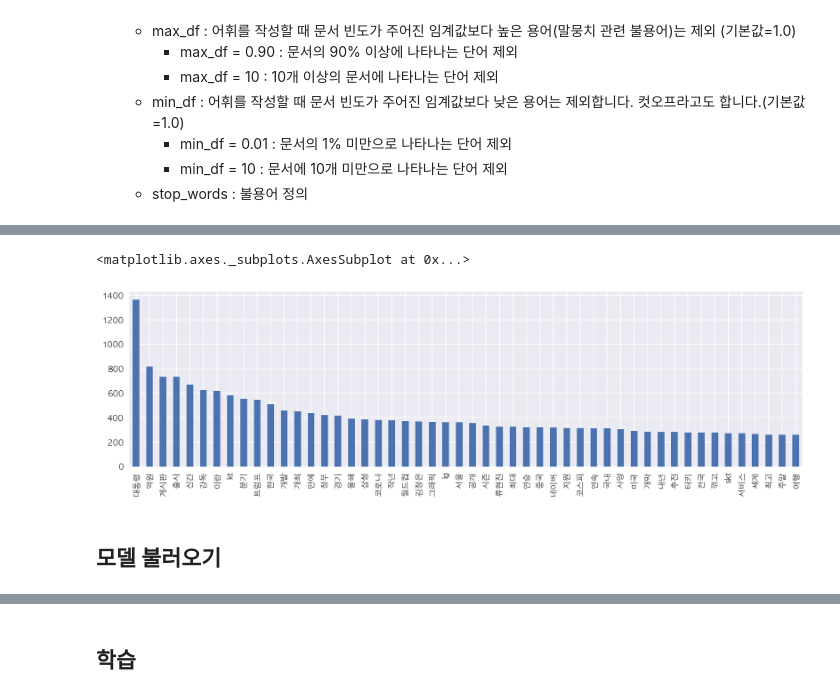
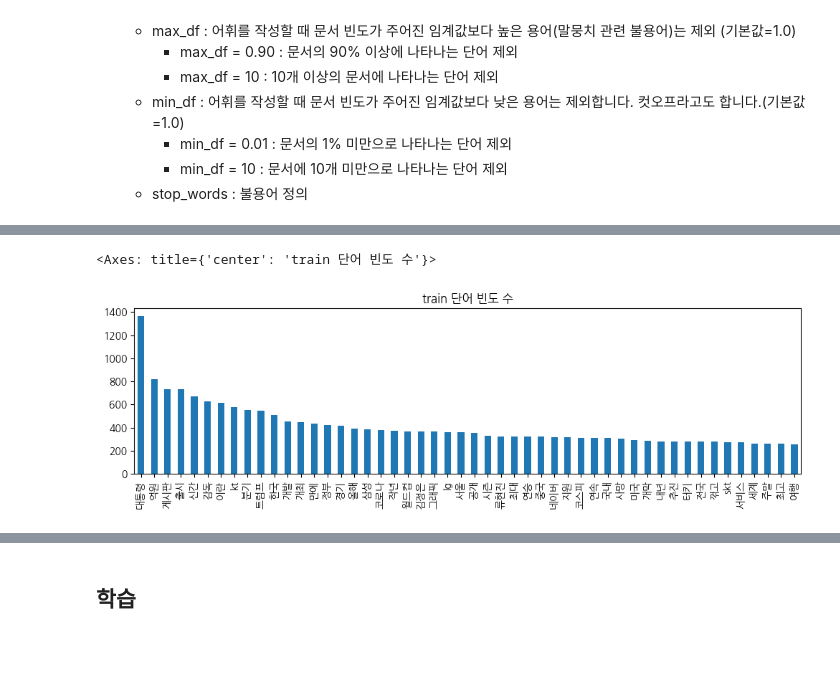
Before and after one commit to corazzon/python-text-analysis, a Jupyter notebook: 0302-klue-ml-tree-output.ipynb, the cells around one changed output, grey strips where cells are left out. Saved outputs shown, nothing was run; the diff lists cells and outputs as text; code cells hidden in the pictures; blank space fills up the shorter version.

```diff
--- a/0302-klue-ml-tree-output.ipynb
+++ b/0302-klue-ml-tree-output.ipynb
@@ -207,0 +224,2 @@ CountVectorizer(max_df=0.95, min_df=3, ngram_range=(1, 2))
+# %%
+cvect.fit(train["title"])
@@ -208,7 +234,9 @@ CountVectorizer(max_df=0.95, min_df=3, ngram_range=(1, 2))
 # %%
+# 학습세트(예: 시험의 기출문제)
+# 예측세트(예: 실전 시험문제)
 # 변환
-X_train = cvect.transform(X_train_text)
-X_test = cvect.transform(X_test_text)
-
+# X_train, X_test
+X_train = cvect.transform(train["title"])
+X_test = cvect.transform(test["title"])
 X_train.shape, X_test.shape
 # %% [output]
@@ -225,6 +249,3 @@ array(['abs', 'ac', 'acl', 'afc', 'afc 챔스리그', 'afc 챔피언십', 'afc
 # %%
 # np.sum 으로 위에서 구한 train_feature_vector 의 값을 모두 더합니다. axis=0 으로 합니다.
-dist = np.sum(X_train, axis=0)
-
-vocab_count = pd.DataFrame(dist, columns=feature_names)
-vocab_count
+df_train = pd.DataFrame(X_train.toarray(), columns=feature_names)
@@ -243,0 +252,3 @@ Name: 0, dtype: int64
+# %%
+train_sum = df_train.sum()
+train_sum.nlargest(20)
@@ -244,8 +273,6 @@ Name: 0, dtype: int64
 # %%
 # 위에서 구한 빈도수를 그래프로 그립니다.
-vocab_count.T[0].sort_values(ascending=False).head(50).plot.bar(figsize=(15, 4))
+train_sum.nlargest(50).plot(kind="bar", figsize=(12, 3), title="train 단어 빈도 수")
 # %% [output]
-<matplotlib.axes._subplots.AxesSubplot at 0x...>
+<Axes: title={'center': 'train 단어 빈도 수'}>
-[figure, old version]
+[figure, new version]
-# %% [markdown]
-## 모델 불러오기
```
Also changed, not shown: parts of 40 cells of this notebook.
